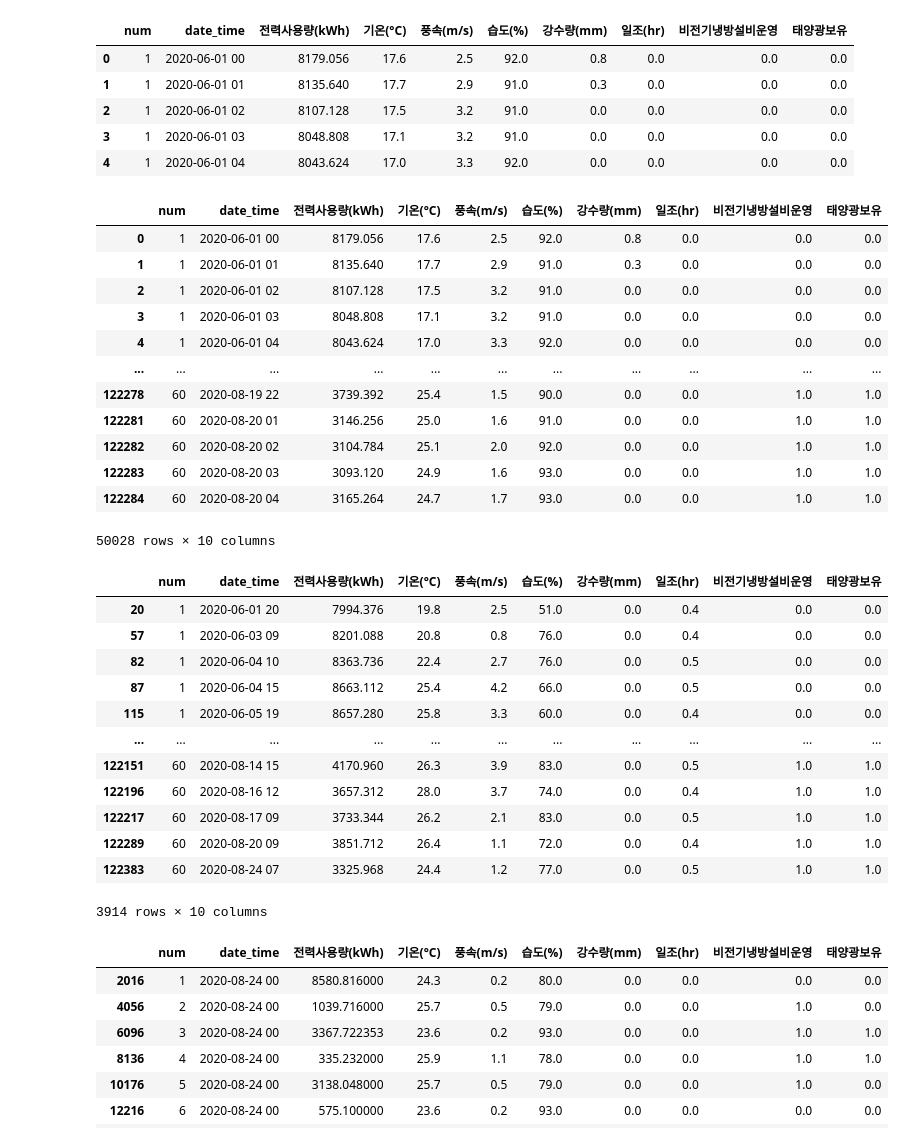
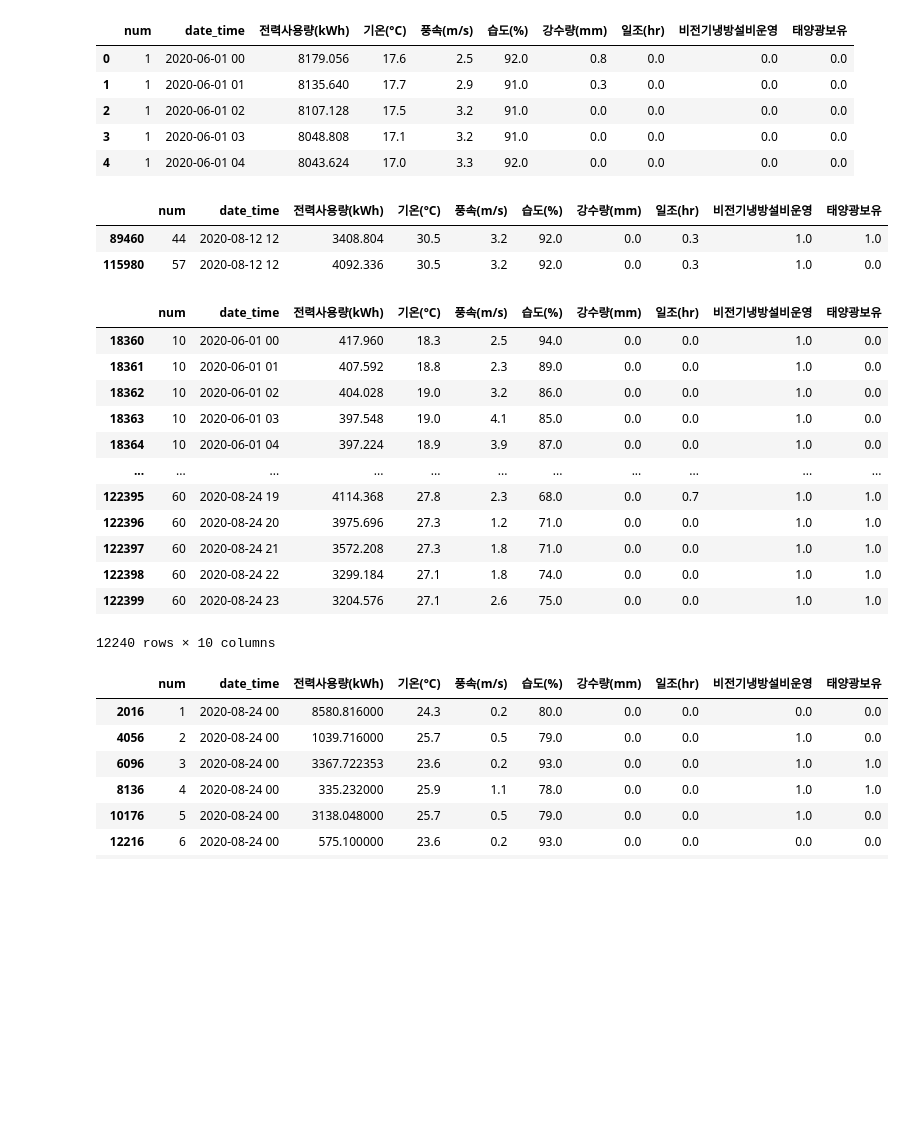
Before and after one commit to overgroove/samsung_ML, a Jupyter notebook: 03_package_pandas.ipynb, the cells around one changed output. Cells and saved outputs as stored; diff of their text form; code cells hidden in the pictures; blank space fills up the shorter version.

```diff
--- a/03_package_pandas.ipynb
+++ b/03_package_pandas.ipynb
@@ -490,40 +512,35 @@ df.head()
 # %%
 # or 연산 | 원화표시 shift
 # and 연산 &
 # 조건을 2개 사용한 관측치 선택 비전기냉방설비운영, 태양광보유 한 관측치 찾기
 (df['기온(°C)'] >= 30)
 (df['습도(%)'] >= 90)
 df.loc[(df['기온(°C)'] >= 30) | (df['습도(%)'] >= 90)]
+
+cond1 = (df['기온(°C)'] >= 30)
+cond2 = (df['습도(%)'] >= 90)
+df.loc[cond1 & cond2]
 # %% [output]
 |  | num | date_time | 전력사용량(kWh) | 기온(°C) | 풍속(m/s) | 습도(%) | 강수량(mm) | 일조(hr) | 비전기냉방설비운영 | 태양광보유 |
-| 0 | 1 | 2020-06-01 00 | 8179.056 | 17.6 | 2.5 | 92.0 | 0.8 | 0.0 | 0.0 | 0.0 |
-| 1 | 1 | 2020-06-01 01 | 8135.640 | 17.7 | 2.9 | 91.0 | 0.3 | 0.0 | 0.0 | 0.0 |
-| 2 | 1 | 2020-06-01 02 | 8107.128 | 17.5 | 3.2 | 91.0 | 0.0 | 0.0 | 0.0 | 0.0 |
-| 3 | 1 | 2020-06-01 03 | 8048.808 | 17.1 | 3.2 | 91.0 | 0.0 | 0.0 | 0.0 | 0.0 |
-| 4 | 1 | 2020-06-01 04 | 8043.624 | 17.0 | 3.3 | 92.0 | 0.0 | 0.0 | 0.0 | 0.0 |
-| ... | ... | ... | ... | ... | ... | ... | ... | ... | ... | ... |
-| 122278 | 60 | 2020-08-19 22 | 3739.392 | 25.4 | 1.5 | 90.0 | 0.0 | 0.0 | 1.0 | 1.0 |
-| 122281 | 60 | 2020-08-20 01 | 3146.256 | 25.0 | 1.6 | 91.0 | 0.0 | 0.0 | 1.0 | 1.0 |
-| 122282 | 60 | 2020-08-20 02 | 3104.784 | 25.1 | 2.0 | 92.0 | 0.0 | 0.0 | 1.0 | 1.0 |
-| 122283 | 60 | 2020-08-20 03 | 3093.120 | 24.9 | 1.6 | 93.0 | 0.0 | 0.0 | 1.0 | 1.0 |
-| 122284 | 60 | 2020-08-20 04 | 3165.264 | 24.7 | 1.7 | 93.0 | 0.0 | 0.0 | 1.0 | 1.0 |
+| 89460 | 44 | 2020-08-12 12 | 3408.804 | 30.5 | 3.2 | 92.0 | 0.0 | 0.3 | 1.0 | 1.0 |
+| 115980 | 57 | 2020-08-12 12 | 4092.336 | 30.5 | 3.2 | 92.0 | 0.0 | 0.3 | 1.0 | 0.0 |
-50028 rows × 10 columns
 # %%
 # 조건식이 아닌 특정 값 기준으로 데이터를 찾을 때
 # 필터링 샘플링 하실 때 조건식보다 조금 더 편하실 수 있음
+df.loc[df['num'].isin([10, 20, 30, 40, 50, 60])]
 # %% [output]
 |  | num | date_time | 전력사용량(kWh) | 기온(°C) | 풍속(m/s) | 습도(%) | 강수량(mm) | 일조(hr) | 비전기냉방설비운영 | 태양광보유 |
-| 20 | 1 | 2020-06-01 20 | 7994.376 | 19.8 | 2.5 | 51.0 | 0.0 | 0.4 | 0.0 | 0.0 |
-| 57 | 1 | 2020-06-03 09 | 8201.088 | 20.8 | 0.8 | 76.0 | 0.0 | 0.4 | 0.0 | 0.0 |
-| 82 | 1 | 2020-06-04 10 | 8363.736 | 22.4 | 2.7 | 76.0 | 0.0 | 0.5 | 0.0 | 0.0 |
-| 87 | 1 | 2020-06-04 15 | 8663.112 | 25.4 | 4.2 | 66.0 | 0.0 | 0.5 | 0.0 | 0.0 |
-| 115 | 1 | 2020-06-05 19 | 8657.280 | 25.8 | 3.3 | 60.0 | 0.0 | 0.4 | 0.0 | 0.0 |
+| 18360 | 10 | 2020-06-01 00 | 417.960 | 18.3 | 2.5 | 94.0 | 0.0 | 0.0 | 1.0 | 0.0 |
+| 18361 | 10 | 2020-06-01 01 | 407.592 | 18.8 | 2.3 | 89.0 | 0.0 | 0.0 | 1.0 | 0.0 |
+| 18362 | 10 | 2020-06-01 02 | 404.028 | 19.0 | 3.2 | 86.0 | 0.0 | 0.0 | 1.0 | 0.0 |
+| 18363 | 10 | 2020-06-01 03 | 397.548 | 19.0 | 4.1 | 85.0 | 0.0 | 0.0 | 1.0 | 0.0 |
+| 18364 | 10 | 2020-06-01 04 | 397.224 | 18.9 | 3.9 | 87.0 | 0.0 | 0.0 | 1.0 | 0.0 |
 | ... | ... | ... | ... | ... | ... | ... | ... | ... | ... | ... |
-| 122151 | 60 | 2020-08-14 15 | 4170.960 | 26.3 | 3.9 | 83.0 | 0.0 | 0.5 | 1.0 | 1.0 |
-| 122196 | 60 | 2020-08-16 12 | 3657.312 | 28.0 | 3.7 | 74.0 | 0.0 | 0.4 | 1.0 | 1.0 |
-| 122217 | 60 | 2020-08-17 09 | 3733.344 | 26.2 | 2.1 | 83.0 | 0.0 | 0.5 | 1.0 | 1.0 |
-| 122289 | 60 | 2020-08-20 09 | 3851.712 | 26.4 | 1.1 | 72.0 | 0.0 | 0.4 | 1.0 | 1.0 |
-| 122383 | 60 | 2020-08-24 07 | 3325.968 | 24.4 | 1.2 | 77.0 | 0.0 | 0.5 | 1.0 | 1.0 |
+| 122395 | 60 | 2020-08-24 19 | 4114.368 | 27.8 | 2.3 | 68.0 | 0.0 | 0.7 | 1.0 | 1.0 |
+| 122396 | 60 | 2020-08-24 20 | 3975.696 | 27.3 | 1.2 | 71.0 | 0.0 | 0.0 | 1.0 | 1.0 |
+| 122397 | 60 | 2020-08-24 21 | 3572.208 | 27.3 | 1.8 | 71.0 | 0.0 | 0.0 | 1.0 | 1.0 |
+| 122398 | 60 | 2020-08-24 22 | 3299.184 | 27.1 | 1.8 | 74.0 | 0.0 | 0.0 | 1.0 | 1.0 |
+| 122399 | 60 | 2020-08-24 23 | 3204.576 | 27.1 | 2.6 | 75.0 | 0.0 | 0.0 | 1.0 | 1.0 |
-3914 rows × 10 columns
+12240 rows × 10 columns
 # %%
 # contains로 전달하는 문자열이 포함되면 True
```
Also changed, not shown: parts of 73 cells of this notebook.
